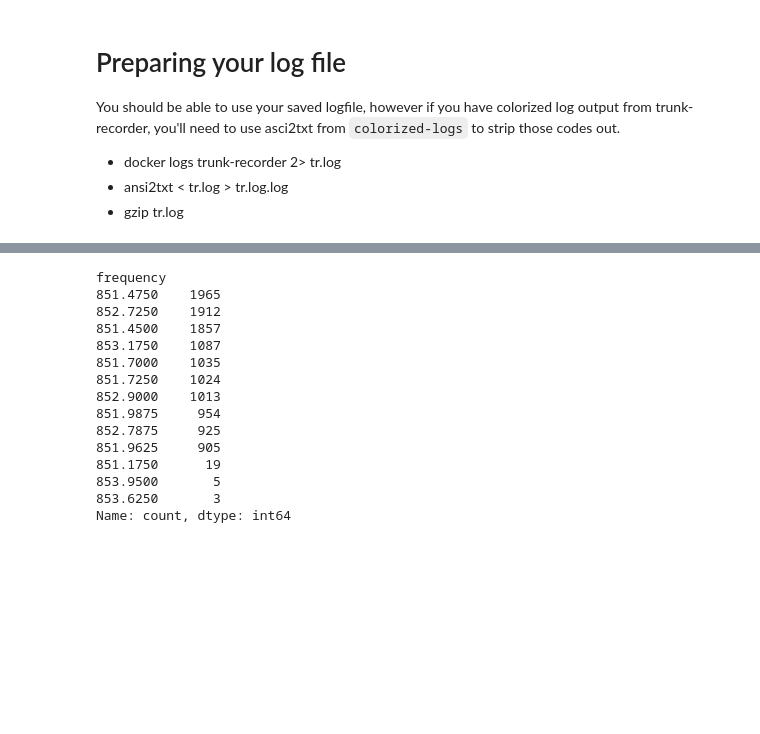
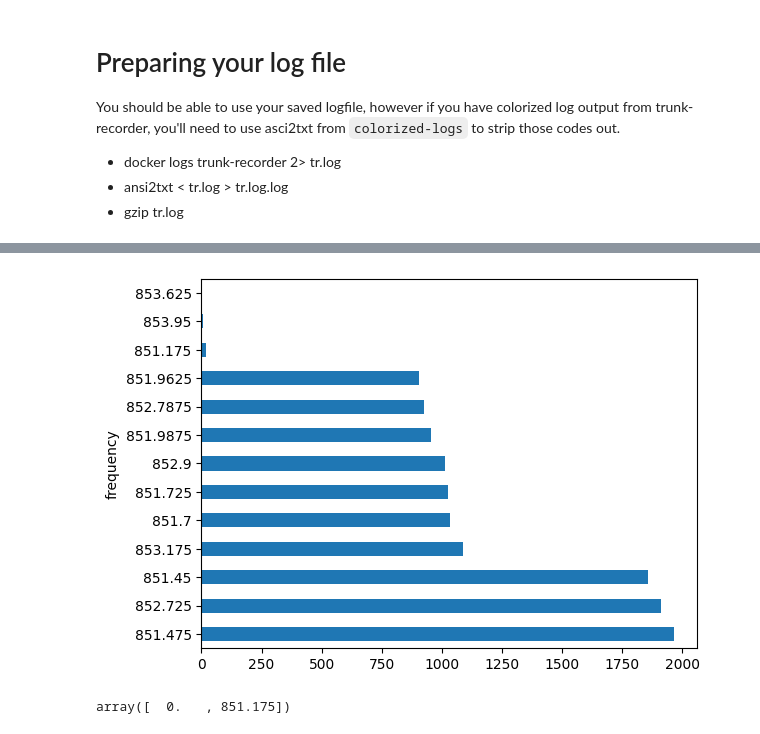
Before and after one commit to jquagga/tr-log-analyzer, a Jupyter notebook: trlog.ipynb, the cells around one changed output, grey strips where cells are left out. Drawn from its saved outputs; the diff is of its cells as text; code cells hidden in the pictures; blank space fills up the shorter version.

```diff
--- a/trlog.ipynb
+++ b/trlog.ipynb
@@ -175,24 +186,14 @@ display(f"The Average Call Duration is: {average_call_duration} seconds")
 # %%
 # Filter out the 0 frequency listings common when trunk-recorder first starts up.
 frequencydf = calldf[calldf["frequency"] != 0]
-frequency_counts = frequencydf["frequency"].value_counts()
-display(frequency_counts)
+freq_used = frequencydf["frequency"].value_counts()
 
-# plt.stem(frequency_counts.index, frequency_counts.values)
-# plt.show()
+freq_used.plot.barh()
+plt.show()
 # %% [output]
-frequency
-851.4750    1965
-852.7250    1912
-851.4500    1857
-853.1750    1087
-851.7000    1035
-851.7250    1024
-852.9000    1013
-851.9875     954
-852.7875     925
-851.9625     905
-851.1750      19
-853.9500       5
-853.6250       3
-Name: count, dtype: int64
+[figure, added]
+# %%
+nosourcedf = calldf[calldf["callclass"] == "no_source"]
+nosourcedf["frequency"].unique()
+# %% [output]
+array([  0.   , 851.175])
```
Also changed, not shown: parts of 4 cells of this notebook, 1 other file.
